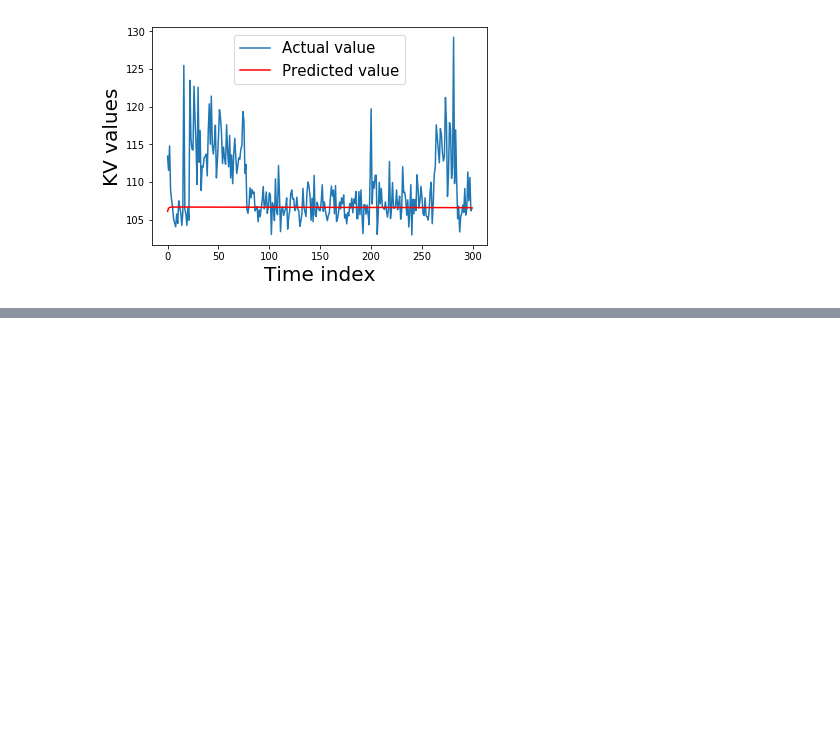
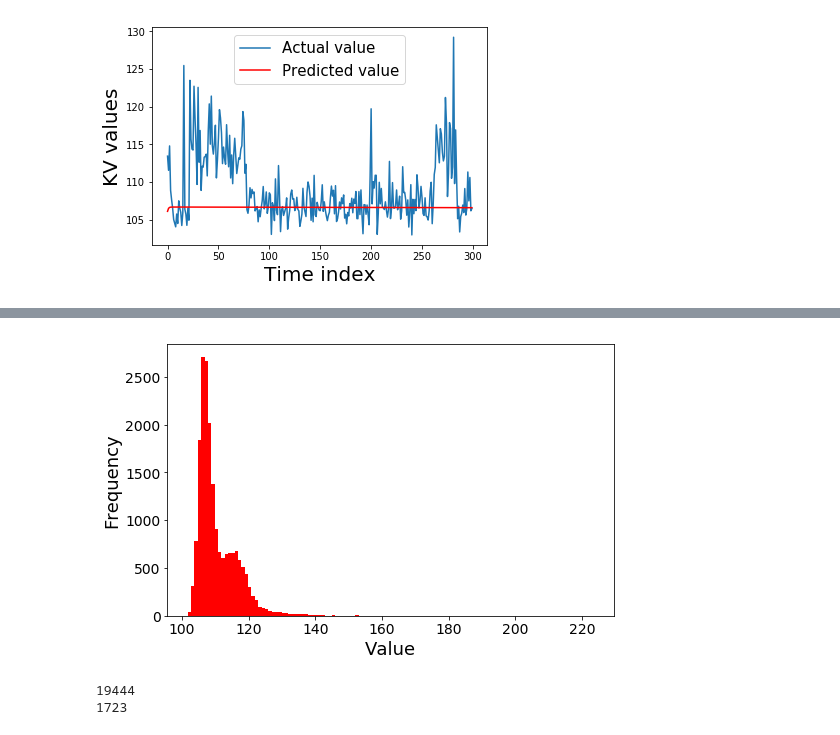
Before and after one commit to hichentang/EP2420, a Jupyter notebook: Proj2.ipynb, the cells around one changed output, grey strips where cells are left out. Saved outputs shown, nothing was run; the diff lists cells and outputs as text; code cells hidden in the pictures; blank space fills up the shorter version.

```diff
--- a/Proj2.ipynb
+++ b/Proj2.ipynb
@@ -679,0 +604,17 @@ plt.legend(('Actual value','Predicted value'), loc = 'best', fontsize=15)
+# %%
+plt.figure(num = 1, figsize=(8, 5))
+Y_sample_plt = Y_BackToDF.to_numpy()
+font_size = 18
+plt.hist(Y_sample_plt, bins=int(Y_sample_plt.max()-Y_sample_plt.min()),color = 'r')
+
+plt.xlabel('Value', fontsize=font_size)
+plt.ylabel('Frequency', fontsize=font_size)
+plt.tick_params(axis='both', which='both', labelsize=font_size-4)
+# %% [output]
+[figure, added]
+# %%
+print(Y_notime.shape[0])
+print(X_notime.shape[1])
+# %% [output]
+19444
+1723
```
Also changed, not shown: parts of 9 cells of this notebook.
